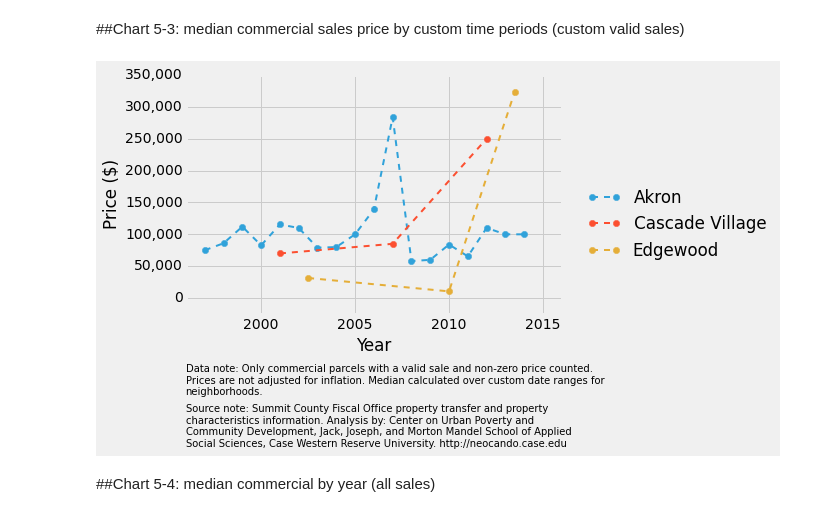
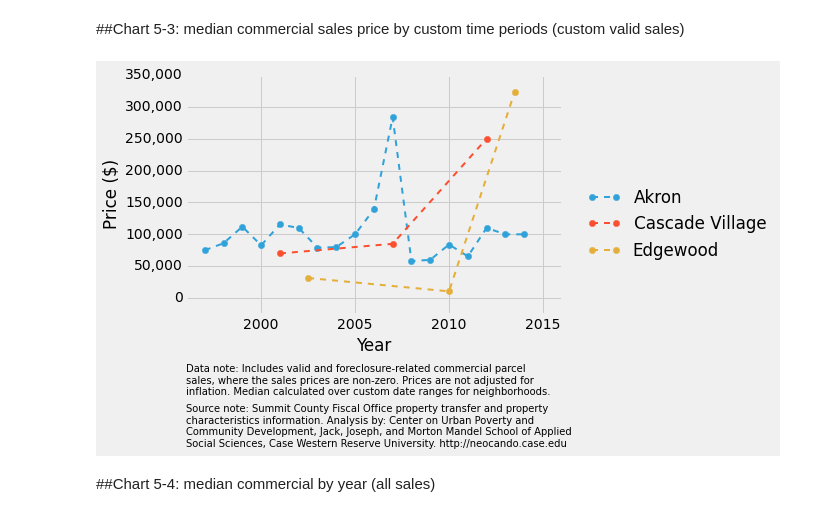
Before and after one commit to PovertyCenterCLE/akron_sales, a Jupyter notebook: Analysis Scripts/Commercial Charts.ipynb, the cells around one changed output. Saved outputs shown, nothing was run; the diff lists cells and outputs as text; code cells hidden in the pictures.

Commit message:
add new charts with fixed notes and fixed csv outputs

```diff
--- a/Analysis Scripts/Commercial Charts.ipynb
+++ b/Analysis Scripts/Commercial Charts.ipynb
@@ -721,37 +721,37 @@ cv2['total'].ix['Completion'] = len(df_sub[(df_sub.year>=2010)&(df_sub.year<=201
 cv2['median'].ix['Completion'] = np.median(df_sub[(df_sub.year>=2010)&(df_sub.year<=2014)].sale_price)
 cv2['years'].ix['Completion'] = 5
 cv2['middle_year'].ix['Completion'] = 2012
 
 chart5_3 = pd.DataFrame(index=ak_by_year.index)
 chart5_3['ak_median_custom'] = ak_by_year.sale_price['median']
 chart5_3.loc[chart5_3.index.isin(cv2.middle_year.values),'cv_median_custom'] = (cv2['median']).values
 chart5_3.loc[chart5_3.index.isin([2003,2010,2014]),'ed_median_custom'] =  (ed2['median']).values
 chart5_3.to_csv('charts/chart5-3.csv')
 
 ax = plt.subplot(111)
 plt.plot(ak_by_year.index, ak_by_year.sale_price['median'],  '.--', markersize=12,linewidth=2)
 plt.plot(cv2.middle_year, cv2['median'], '.--', markersize=12,linewidth=2)
 plt.plot(ed2.middle_year, ed2['median'], '.--', markersize=12,linewidth=2)
 
 plt.legend(['Akron','Cascade Village','Edgewood'], loc=(1.05,0.2))
 plt.xlabel('Year')
 plt.ylabel('Price ($)')
 plt.xlim([1996,2016])
 plt.ylim(-25000,350000)
 ax.get_yaxis().set_major_formatter(plt.matplotlib.ticker.FuncFormatter(lambda x, p: format(int(x), ',')))
 
-plt.annotate("Data note: Only commercial parcels with a valid sale and non-zero price counted.\n\
-Prices are not adjusted for inflation. Median calculated over custom date ranges for\n\
-neighborhoods.", (0,0), (0, -50), fontsize=10, xycoords='axes fraction', textcoords='offset points', va='top')
+plt.annotate("Data note: Includes valid and foreclosure-related commercial parcel \n\
+sales, where the sales prices are non-zero. Prices are not adjusted for\n\
+inflation. Median calculated over custom date ranges for neighborhoods.", (0,0), (0, -50), fontsize=10, xycoords='axes fraction', textcoords='offset points', va='top')
 
 plt.annotate("Source note: Summit County Fiscal Office property transfer and property \n\
 characteristics information. Analysis by: Center on Urban Poverty and \n\
 Community Development, Jack, Joseph, and Morton Mandel School of Applied \n\
 Social Sciences, Case Western Reserve University. http://neocando.case.edu", (0,0), (0, -90), fontsize=10, xycoords='axes fraction', textcoords='offset points', va='top')
 
 plt.savefig('charts/chart5-3.png',bbox_inches='tight')
 # %% [output]
-[figure, old version]
+[figure, new version]
 # %% [markdown]
 ##Chart 5-4: median commercial by year (all sales)
 # %%
```
Also changed, not shown: parts of 3 cells of this notebook.
